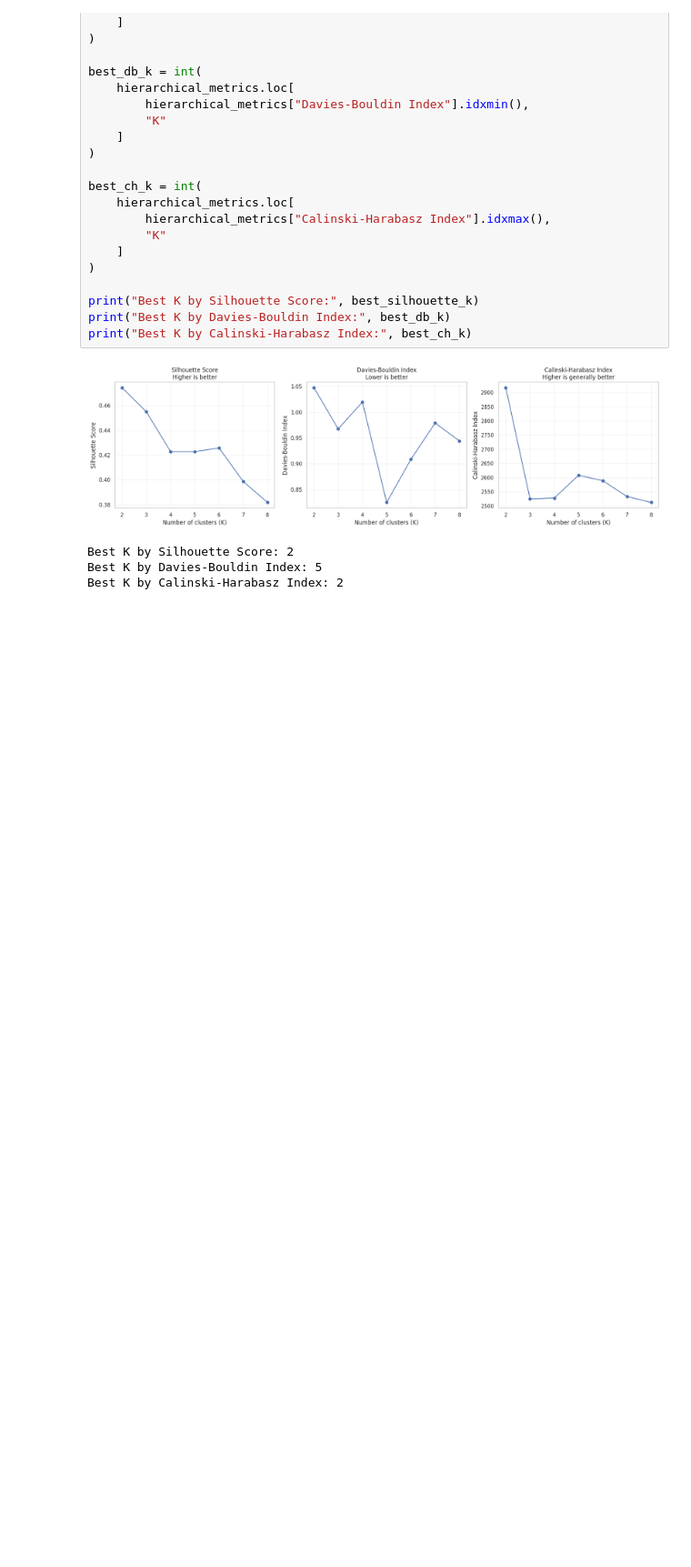
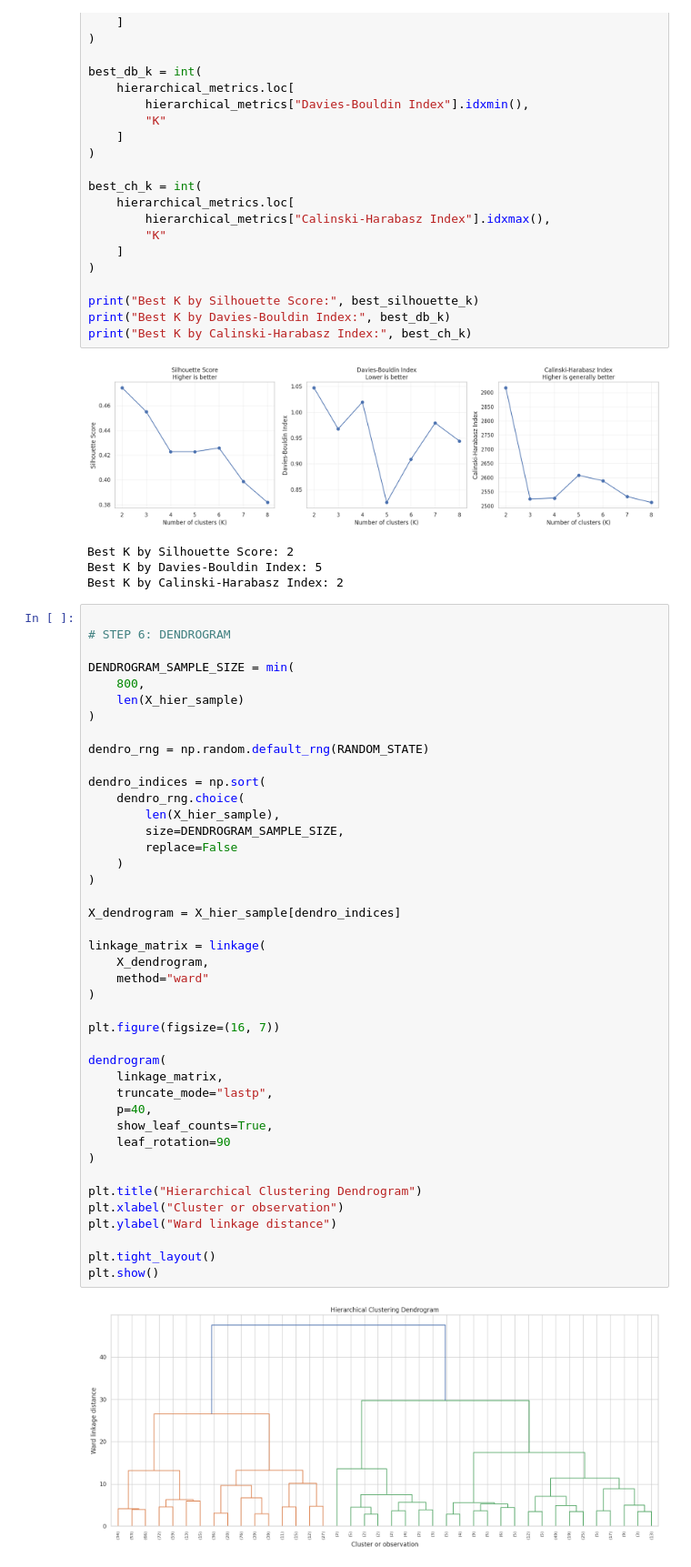
Before and after one commit to manaswiniyoshitha2006-netizen/ML-Evaluation, a Jupyter notebook: notebooks/clustering.ipynb, the cells around one changed output. Shown at 91% size. Cells and saved outputs as stored; diff of their text form; blank space fills up the shorter version.

Commit message:
Add hierarchical clustering dendrogram

```diff
--- a/notebooks/clustering.ipynb
+++ b/notebooks/clustering.ipynb
@@ -2197,3 +2197,47 @@ print("Best K by Calinski-Harabasz Index:", best_ch_k)
 Best K by Silhouette Score: 2
 Best K by Davies-Bouldin Index: 5
 Best K by Calinski-Harabasz Index: 2
+# %%
+
+# STEP 6: DENDROGRAM
+
+DENDROGRAM_SAMPLE_SIZE = min(
+    800,
+    len(X_hier_sample)
+)
+
+dendro_rng = np.random.default_rng(RANDOM_STATE)
+
+dendro_indices = np.sort(
+    dendro_rng.choice(
+        len(X_hier_sample),
+        size=DENDROGRAM_SAMPLE_SIZE,
+        replace=False
+    )
+)
+
+X_dendrogram = X_hier_sample[dendro_indices]
+
+linkage_matrix = linkage(
+    X_dendrogram,
+    method="ward"
+)
+
+plt.figure(figsize=(16, 7))
+
+dendrogram(
+    linkage_matrix,
+    truncate_mode="lastp",
+    p=40,
+    show_leaf_counts=True,
+    leaf_rotation=90
+)
+
+plt.title("Hierarchical Clustering Dendrogram")
+plt.xlabel("Cluster or observation")
+plt.ylabel("Ward linkage distance")
+
+plt.tight_layout()
+plt.show()
+# %% [output]
+[figure, added]
```
